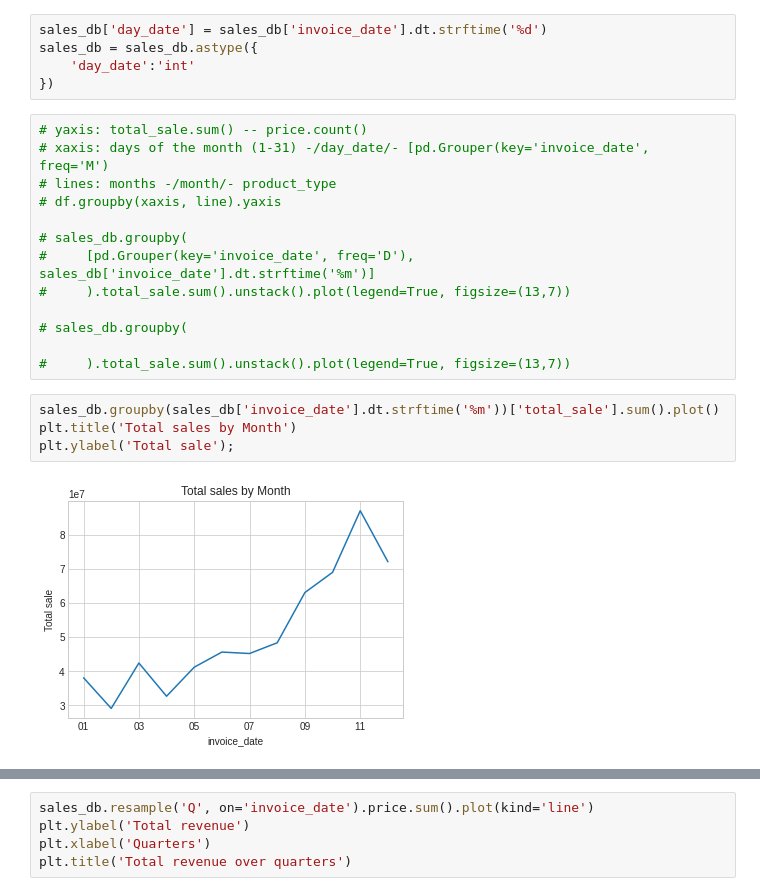
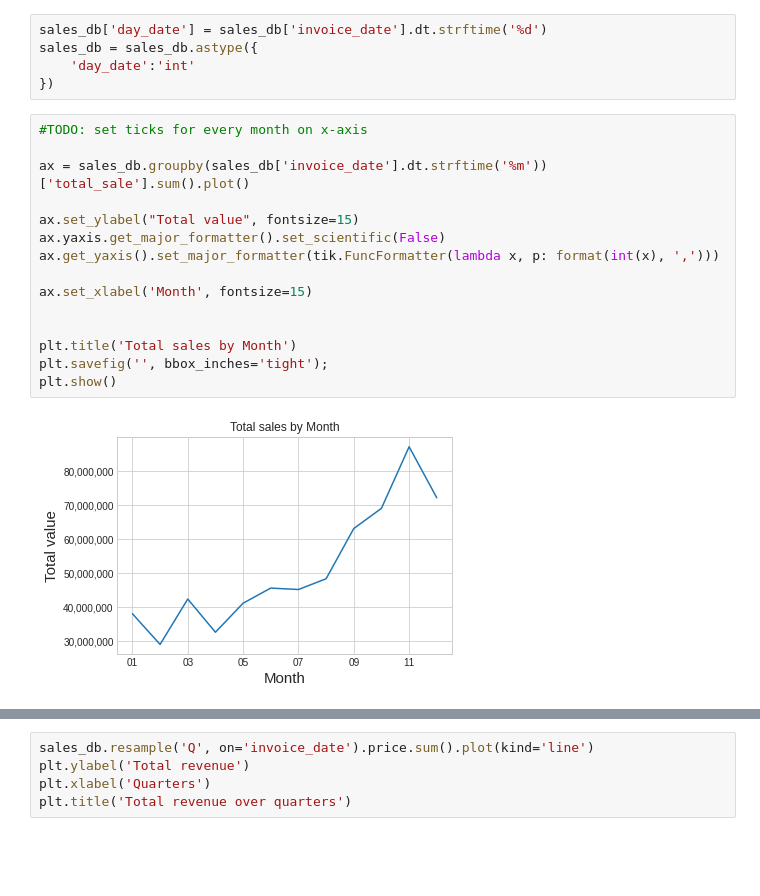
Before and after one commit to jmb-oddbook/ecom_project, a Jupyter notebook: ecom_viz.ipynb, the cells around one changed output, grey strips where cells are left out. Drawn from its saved outputs; the diff is of its cells as text; blank space fills up the shorter version.

```diff
--- a/ecom_viz.ipynb
+++ b/ecom_viz.ipynb
@@ -214,23 +198,21 @@ sales_db['day_date'] = sales_db['invoice_date'].dt.strftime('%d')
 sales_db = sales_db.astype({
     'day_date':'int'
 })
-# %%
-# yaxis: total_sale.sum() -- price.count()
-# xaxis: days of the month (1-31) -/day_date/- [pd.Grouper(key='invoice_date', freq='M')
-# lines: months -/month/- product_type
-# df.groupby(xaxis, line).yaxis
-
-# sales_db.groupby(
-#     [pd.Grouper(key='invoice_date', freq='D'), sales_db['invoice_date'].dt.strftime('%m')]
-#     ).total_sale.sum().unstack().plot(legend=True, figsize=(13,7))
-
-# sales_db.groupby(
-
-#     ).total_sale.sum().unstack().plot(legend=True, figsize=(13,7))
-# %%
-sales_db.groupby(sales_db['invoice_date'].dt.strftime('%m'))['total_sale'].sum().plot()
-plt.title('Total sales by Month')
-plt.ylabel('Total sale');
-# %% [output]
-[figure, removed]
+# %%
+#TODO: set ticks for every month on x-axis
+
+ax = sales_db.groupby(sales_db['invoice_date'].dt.strftime('%m'))['total_sale'].sum().plot()
+
+ax.set_ylabel("Total value", fontsize=15)
+ax.yaxis.get_major_formatter().set_scientific(False)
+ax.get_yaxis().set_major_formatter(tik.FuncFormatter(lambda x, p: format(int(x), ',')))
+
+ax.set_xlabel('Month', fontsize=15)
+
+
+plt.title('Total sales by Month')
+plt.savefig('', bbox_inches='tight');
+plt.show()
+# %% [output]
+[figure, added]
 # %%
```
Also changed, not shown: parts of 21 cells of this notebook.
